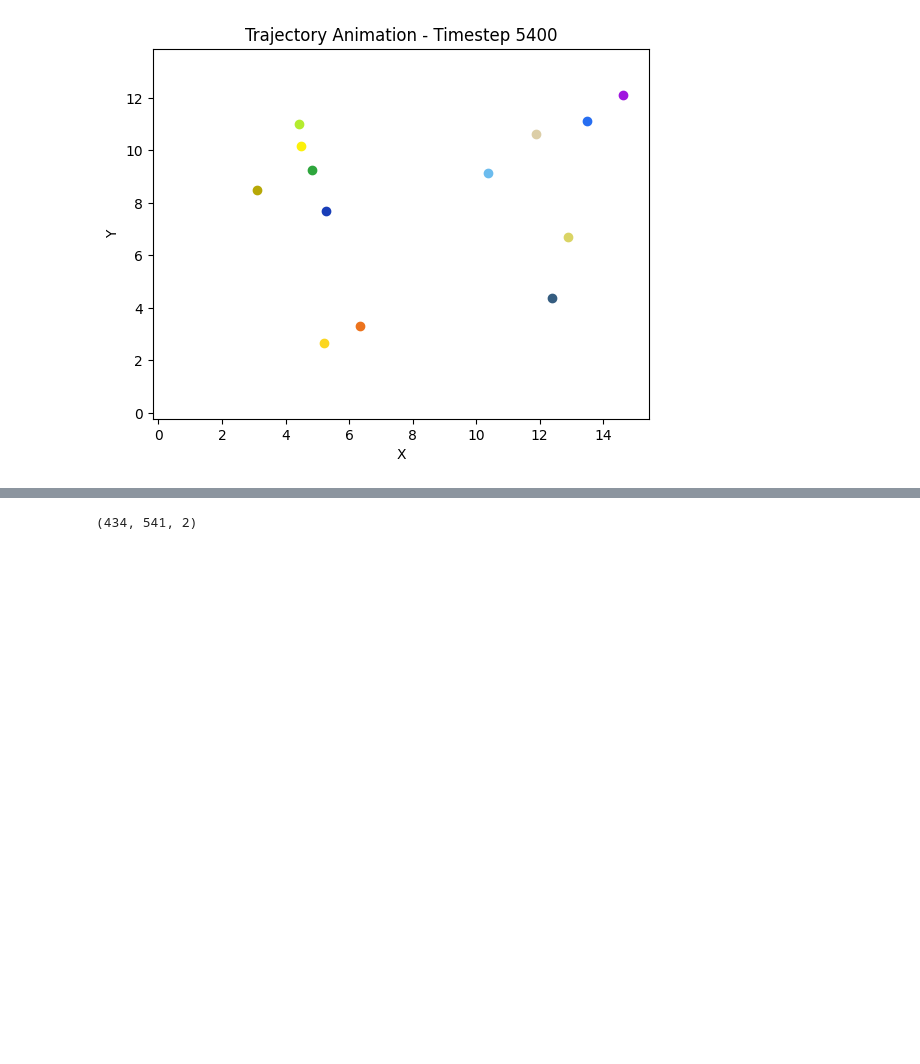
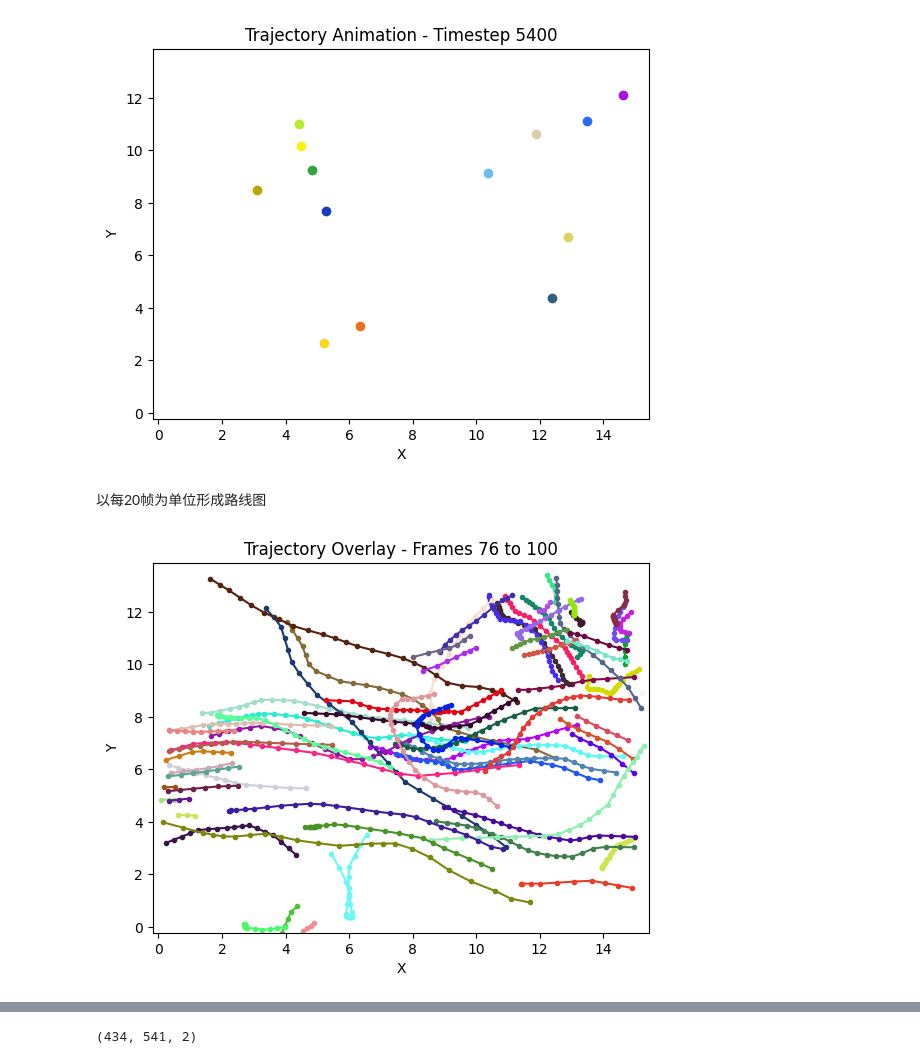
Before and after one commit to Sihan0229/XJTU-AUTO300527-homework, a Jupyter notebook: Pedestrian clustering/assignment3.ipynb, the cells around one changed output, grey strips where cells are left out. Drawn from its saved outputs; the diff is of its cells as text; code cells hidden in the pictures; blank space fills up the shorter version.

```diff
--- a/Pedestrian clustering/assignment3.ipynb
+++ b/Pedestrian clustering/assignment3.ipynb
@@ -66,3 +66,51 @@ frames[0].save('trajectory_animation.gif', save_all=True, append_images=frames[1
 plt.show()
 # %% [output]
 [figure]
+# %% [markdown]
+以每20帧为单位形成路线图
+# %%
+import numpy as np
+import matplotlib.pyplot as plt
+
+# 读取数据
+file_path = r'D:\xjtufiles\undergraduate\2023-2024\spring\ml\Pedestrian clustering\students003.txt'
+data = np.loadtxt(file_path)
+
+# 提取数据
+timesteps = data[:, 0].astype(int)
+ids = data[:, 1].astype(int)
+xs = data[:, 2]
+ys = data[:, 3]
+
+# 获取唯一的时间步和唯一的ID
+unique_timesteps = np.unique(timesteps)
+unique_ids = np.unique(ids)
+
+# 分配随机颜色
+np.random.seed(42)  # 固定种子，以保证相同运行环境的结果一致
+colors = np.random.rand(len(unique_ids), 3)
+
+# 创建图形
+fig, ax = plt.subplots()
+ax.set_xlim(np.min(xs), np.max(xs))
+ax.set_ylim(np.min(ys), np.max(ys))
+ax.set_xlabel('X')
+ax.set_ylabel('Y')
+ax.set_title('Trajectory Overlay - Frames 76 to 100')
+
+# 绘制每个点的轨迹
+for uid in unique_ids:
+    mask = ids == uid
+    user_timesteps = timesteps[mask]
+    user_xs = xs[mask]
+    user_ys = ys[mask]
+
+    # 只绘制指定范围帧的轨迹
+    trajectory_mask = (user_timesteps >= unique_timesteps[76]) & (user_timesteps <= unique_timesteps[100])
+    ax.plot(user_xs[trajectory_mask], user_ys[trajectory_mask], color=colors[uid-1], marker='o', markersize=3)
+
+# 保存图像
+plt.savefig('trajectory_overlay.png')
+plt.show()
+# %% [output]
+[figure, added]
```
Also changed, not shown: parts of 17 cells of this notebook, 4 other files.
